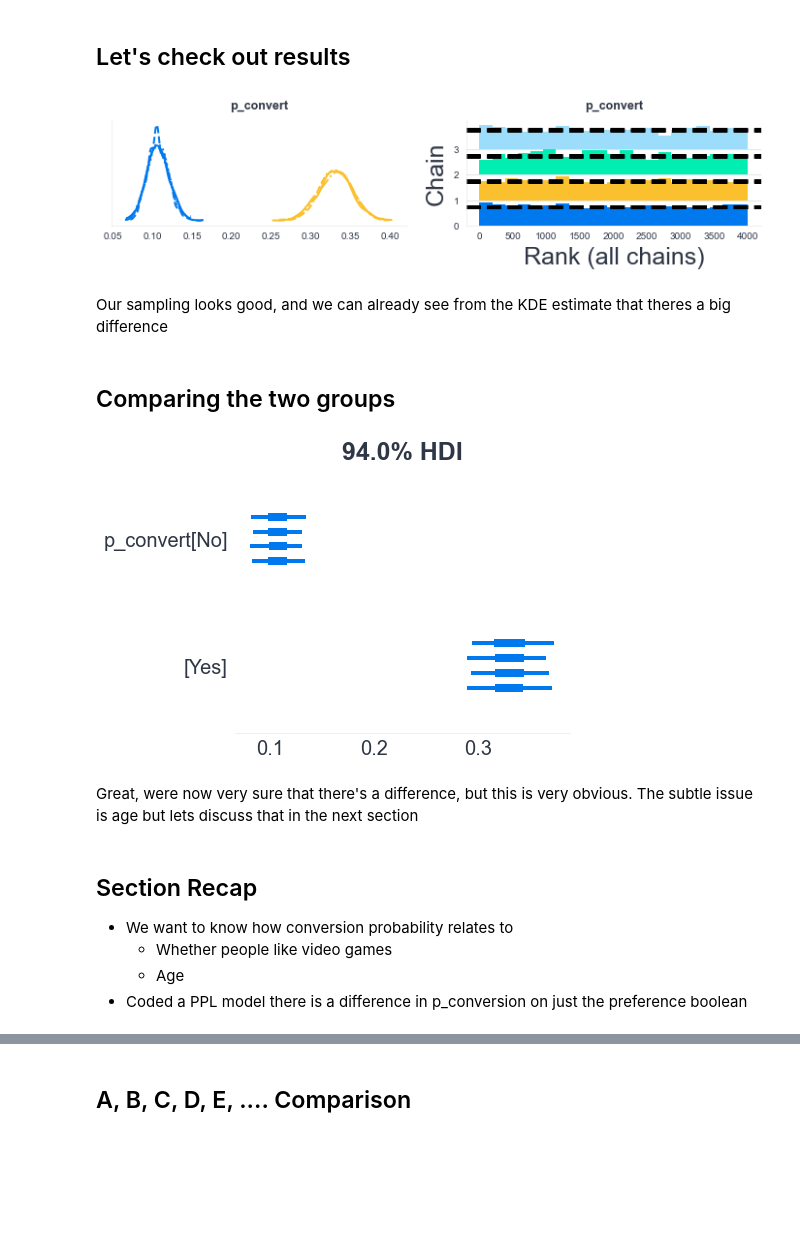
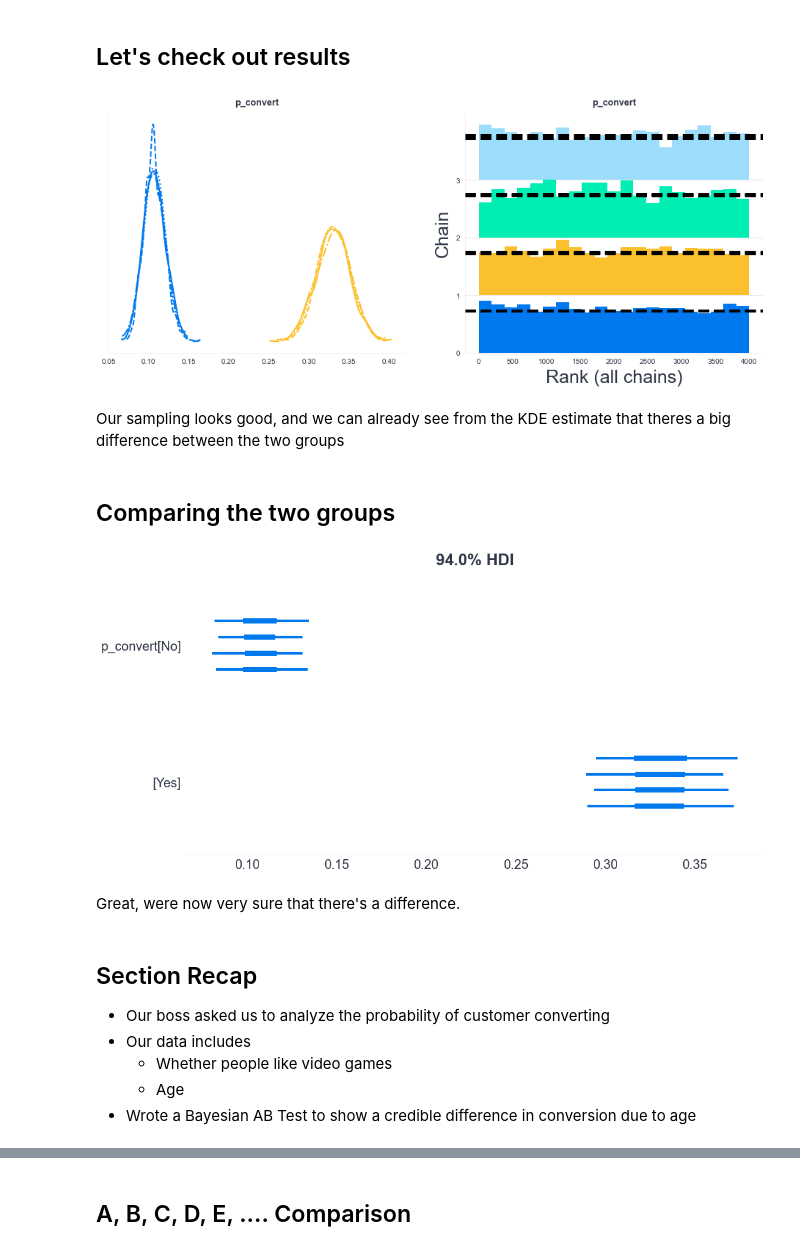
Before and after one commit to tomicapretto/etc, a Jupyter notebook: lesson_code/lesson_04.ipynb, the cells around one changed output, grey strips where cells are left out. Cells and saved outputs as stored; diff of their text form; code cells hidden in the pictures; blank space fills up the shorter version.

Commit message:
Slidify Lesson 04 Intro and Section 10

```diff
--- a/lesson_code/lesson_04.ipynb
+++ b/lesson_code/lesson_04.ipynb
@@ -237,23 +237,24 @@ We're not quite sure how to AB test in Bambi so for now we just use PyMC. Luckil
 # %% [markdown]
 ## Let's check out results
 # %%
-az.plot_trace(idata_likes_video_games, kind="rank_bars");
+az.plot_trace(idata_likes_video_games, kind="rank_bars", figsize=(16,6));
 # %% [output]
-[figure, old version]
+[figure, new version]
 # %% [markdown]
-Our sampling looks good, and we can already see from the KDE estimate that theres a big difference
+Our sampling looks good, and we can already see from the KDE estimate that theres a big difference between the two groups
 # %% [markdown]
 ## Comparing the two groups
 # %%
-az.plot_forest(idata_likes_video_games);
+az.plot_forest(idata_likes_video_games, figsize=(16,8));
 # %% [output]
-[figure, old version]
+[figure, new version]
 # %% [markdown]
-Great, were now very sure that there's a difference, but this is very obvious. The subtle issue is age but lets discuss that in the next section
+Great, were now very sure that there's a difference.
 # %% [markdown]
 ## Section Recap
-* We want to know how conversion probability relates to
+* Our boss asked us to analyze the probability of customer converting
+* Our data includes
   * Whether people like video games
   * Age
-* Coded a PPL model there is a difference in p_conversion on just the preference boolean
+* Wrote a Bayesian AB Test to show a credible difference in conversion due to age
 # %% [markdown]
```
Also changed, not shown: parts of 44 cells of this notebook.
